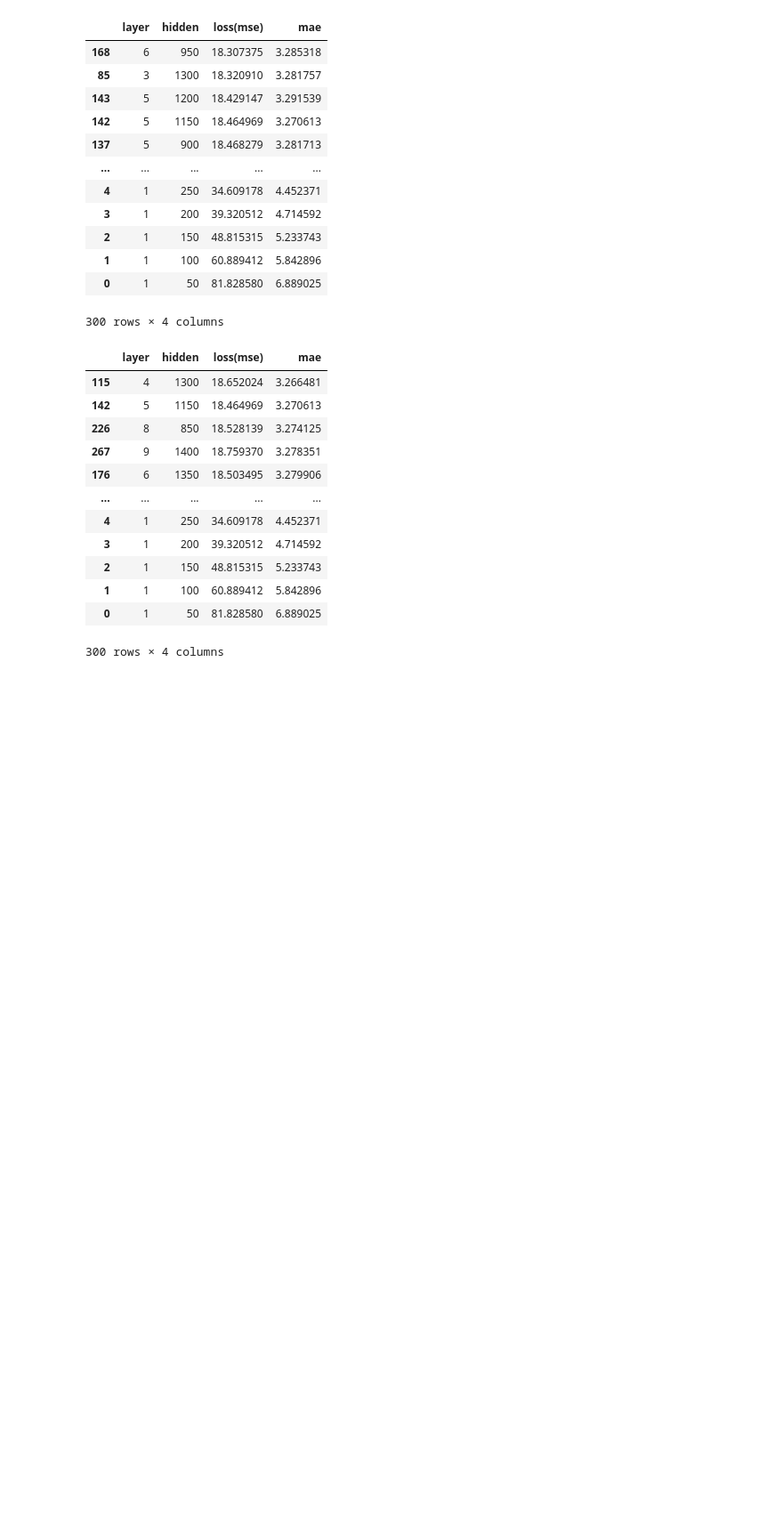
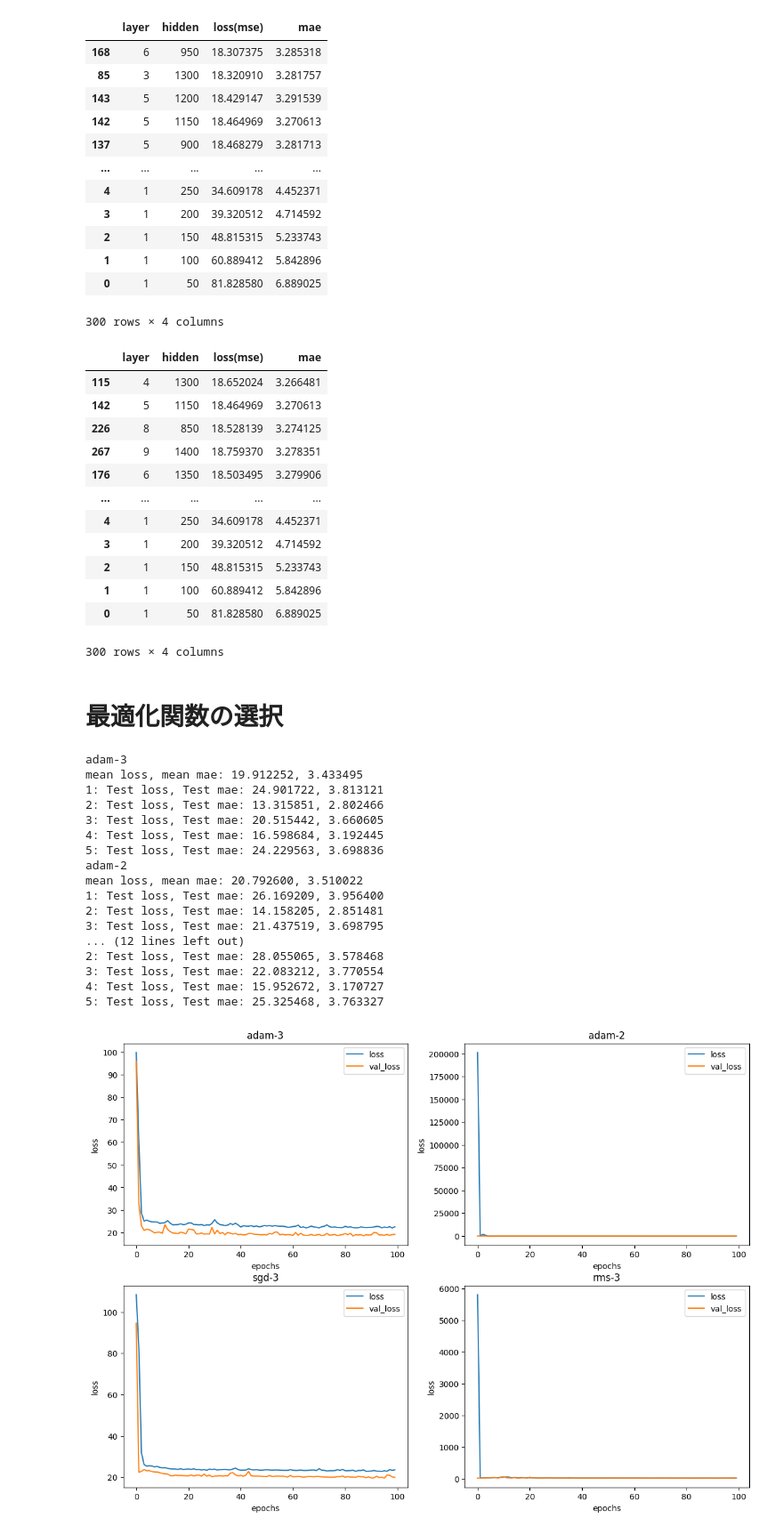
Before and after one commit to ShunMats/FBNN, a Jupyter notebook: test-1.ipynb, the cells around one changed output. Shown: that part at 89% size. Drawn from its saved outputs; the diff is of its cells as text; code cells hidden in the pictures; blank space fills up the shorter version.

Commit message:
add test files & custom source files

```diff
--- a/test-1.ipynb
+++ b/test-1.ipynb
@@ -492,3 +493,54 @@ display(data4.sort_values("mae"))
 | 1 | 1 | 100 | 60.889412 | 5.842896 |
 | 0 | 1 | 50 | 81.828580 | 6.889025 |
 300 rows × 4 columns
+# %% [markdown]
+# 最適化関数の選択
+# %%
+(x_train,y_train) = gene_data_Normalize(hist_gene_int,Sig_lim=20,mu_lim=20,gene_size=500,multi=100,center=np.pi)
+test_data = [gene_data_Normalize(hist_gene_int,Sig_lim=20,mu_lim=20,gene_size=20,multi=100,center=np.pi) for _ in range(5)]
+# %%
+adam1 = 'adam' # lr=0.001
+adam2 = optimizers.Adam(learning_rate=0.01)
+sgd = optimizers.SGD(learning_rate=1e-3, momentum=0.9)
+rms = optimizers.RMSprop(learning_rate=0.001)
+
+fig, axes = plt.subplots(nrows=2,ncols=2, figsize=(14, 10))
+
+for (optimizer,name,(i,j)) in [(adam1,"adam-3",(0,0)),(adam2,"adam-2",(0,1)),(sgd,"sgd-3",(1,0)),(rms,"rms-3",(1,1))]:
+
+    model = set_model_LeakyReLU(optimizer=optimizer,n_hidden=900,n_layer=8,print_summary=False,leaky_alpha=0.01)
+
+    history = model.fit(x_train, y_train, verbose=0,
+                        epochs=100, validation_split=0.2, shuffle=True
+                        # batch_size=30,validation_data=(x_test, y_test)
+                        )
+
+    scores = [model.evaluate(x_test, y_test, verbose=0) for (x_test, y_test) in test_data]
+    score = np.mean(scores,axis=0)
+    print(name,"\nmean loss, mean mae: %f, %f" % (score[0], score[1]))
+    for n in range(len(scores)):
+        print("%d: Test loss, Test mae: %f, %f" % (n+1, scores[n][0], scores[n][1]))
+
+    df = pd.DataFrame(history.history)[['loss', 'val_loss']]
+    df.plot(ax=axes[i,j],xlabel="epochs",ylabel="loss",title=name)
+
+plt.show()
+# %% [output]
+adam-3
+mean loss, mean mae: 19.912252, 3.433495
+1: Test loss, Test mae: 24.901722, 3.813121
+2: Test loss, Test mae: 13.315851, 2.802466
+3: Test loss, Test mae: 20.515442, 3.660605
+4: Test loss, Test mae: 16.598684, 3.192445
+5: Test loss, Test mae: 24.229563, 3.698836
+adam-2
+mean loss, mean mae: 20.792600, 3.510022
+1: Test loss, Test mae: 26.169209, 3.956400
+2: Test loss, Test mae: 14.158205, 2.851481
+3: Test loss, Test mae: 21.437519, 3.698795
+... (12 lines left out)
+2: Test loss, Test mae: 28.055065, 3.578468
+3: Test loss, Test mae: 22.083212, 3.770554
+4: Test loss, Test mae: 15.952672, 3.170727
+5: Test loss, Test mae: 25.325468, 3.763327
+[figure, added]
```
Also changed, not shown: parts of 1 cell of this notebook, 6 other files.
